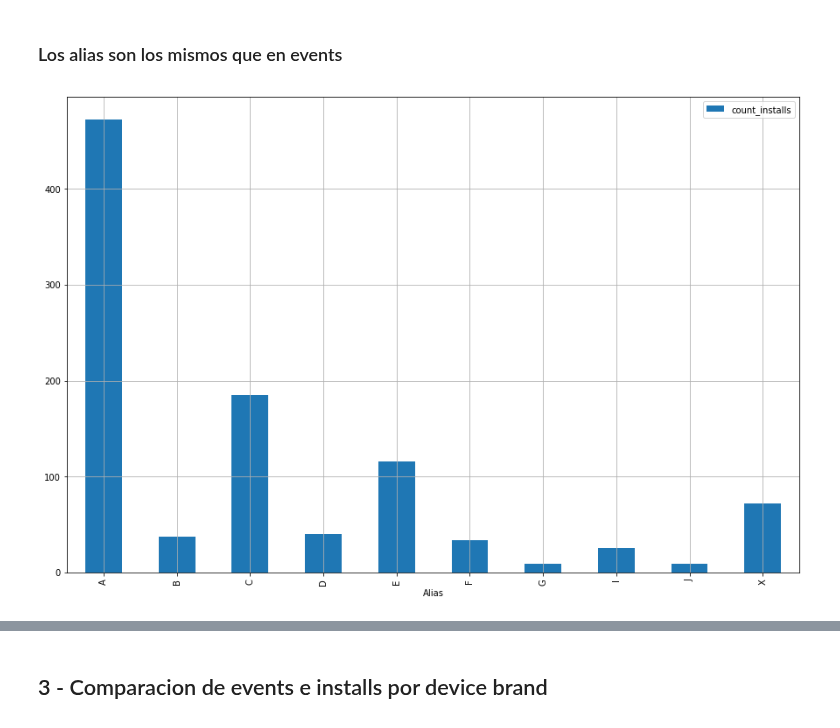
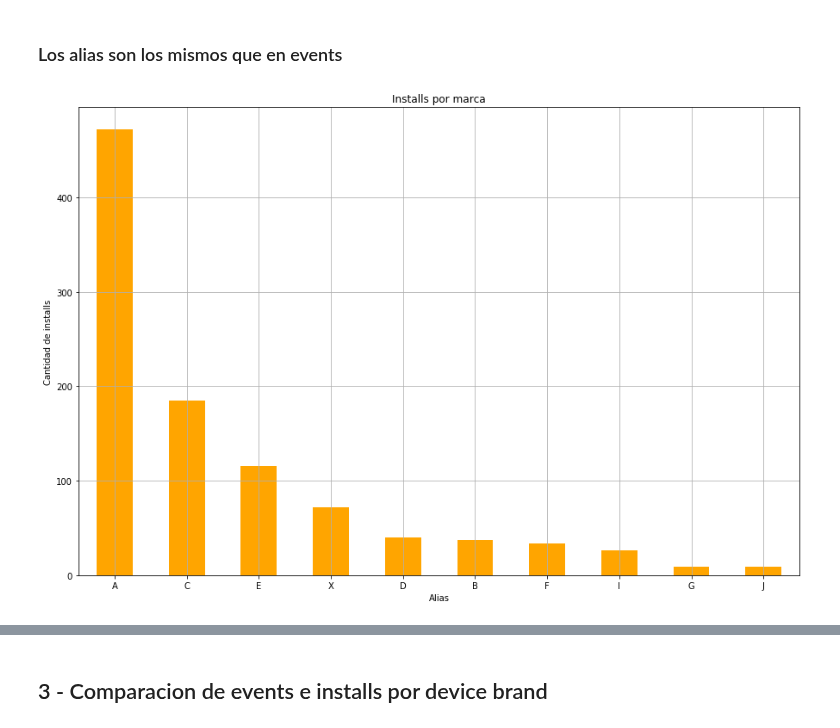
Before and after one commit to sberoch/Datos, a Jupyter notebook: installs.ipynb, the cells around one changed output, grey strips where cells are left out. Cells and saved outputs as stored; diff of their text form; code cells hidden in the pictures.

```diff
--- a/installs.ipynb
+++ b/installs.ipynb
@@ -95,11 +94,13 @@ installs_graficable.columns= ['count_installs']
 installs_graficable = installs_graficable.sort_values(by=['count_installs'],ascending=False)
 installs_graficable = installs_graficable.head(10)
 installs_graficable['Alias'] = ['A','C','E','X','D','B','F','I','G','J']
-installs_graficable = installs_graficable.sort_values('Alias')
+#installs_graficable = installs_graficable.sort_values('Alias')
 # %% [markdown]
 ### Los alias son los mismos que en events
 # %%
-grph2 = installs_graficable.plot.bar(grid = True, x='Alias',figsize = (15,10))
+grph2 = installs_graficable.plot.bar(grid = True, x='Alias',figsize = (15,10), rot = 0, legend = False, title = 'Installs por marca', color = 'orange')
+grph2.set_xlabel('Alias')
+grph2.set_ylabel('Cantidad de installs');
 # %% [output]
-[figure, old version]
+[figure, new version]
 # %% [markdown]
```
Also changed, not shown: parts of 12 cells of this notebook.
